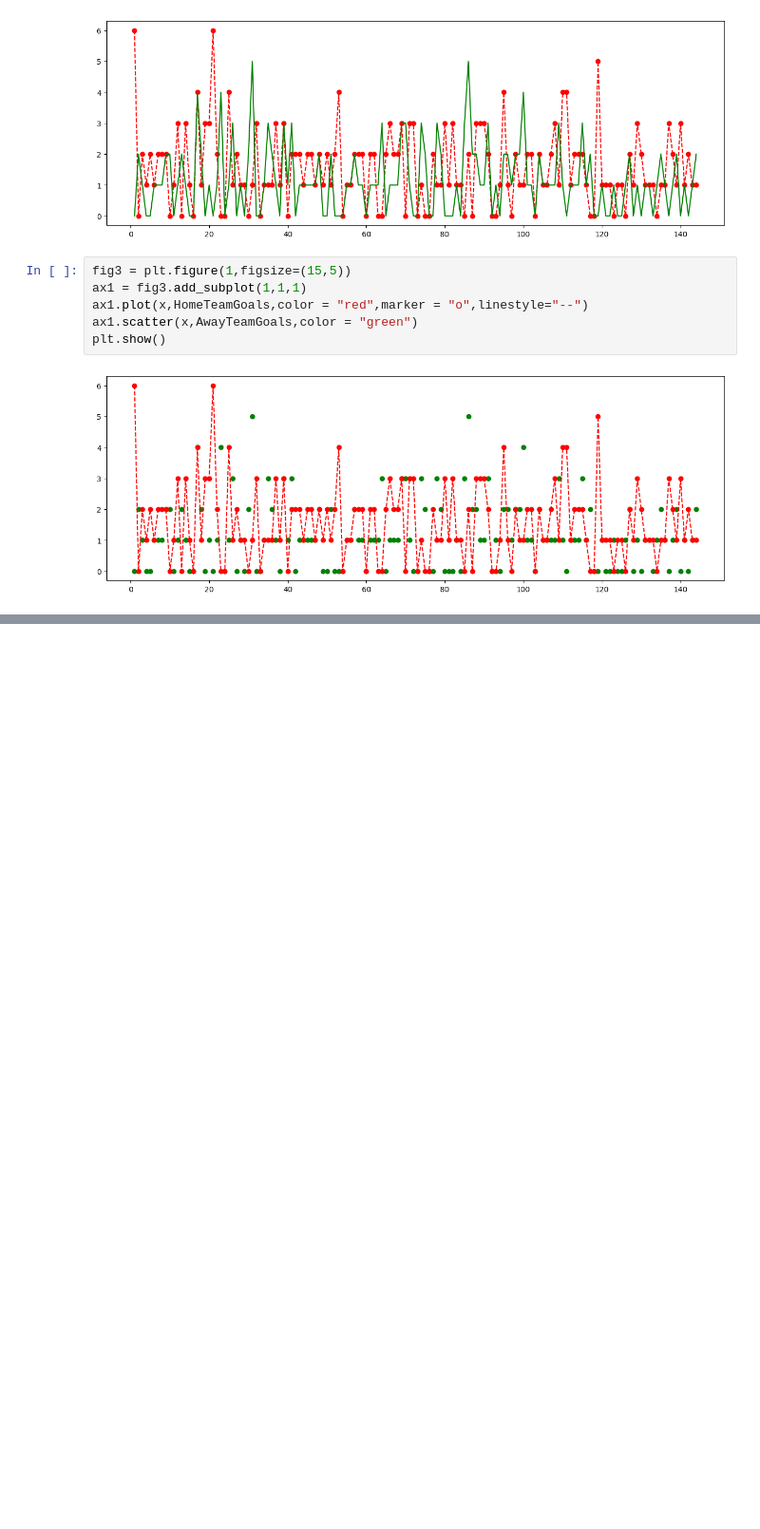
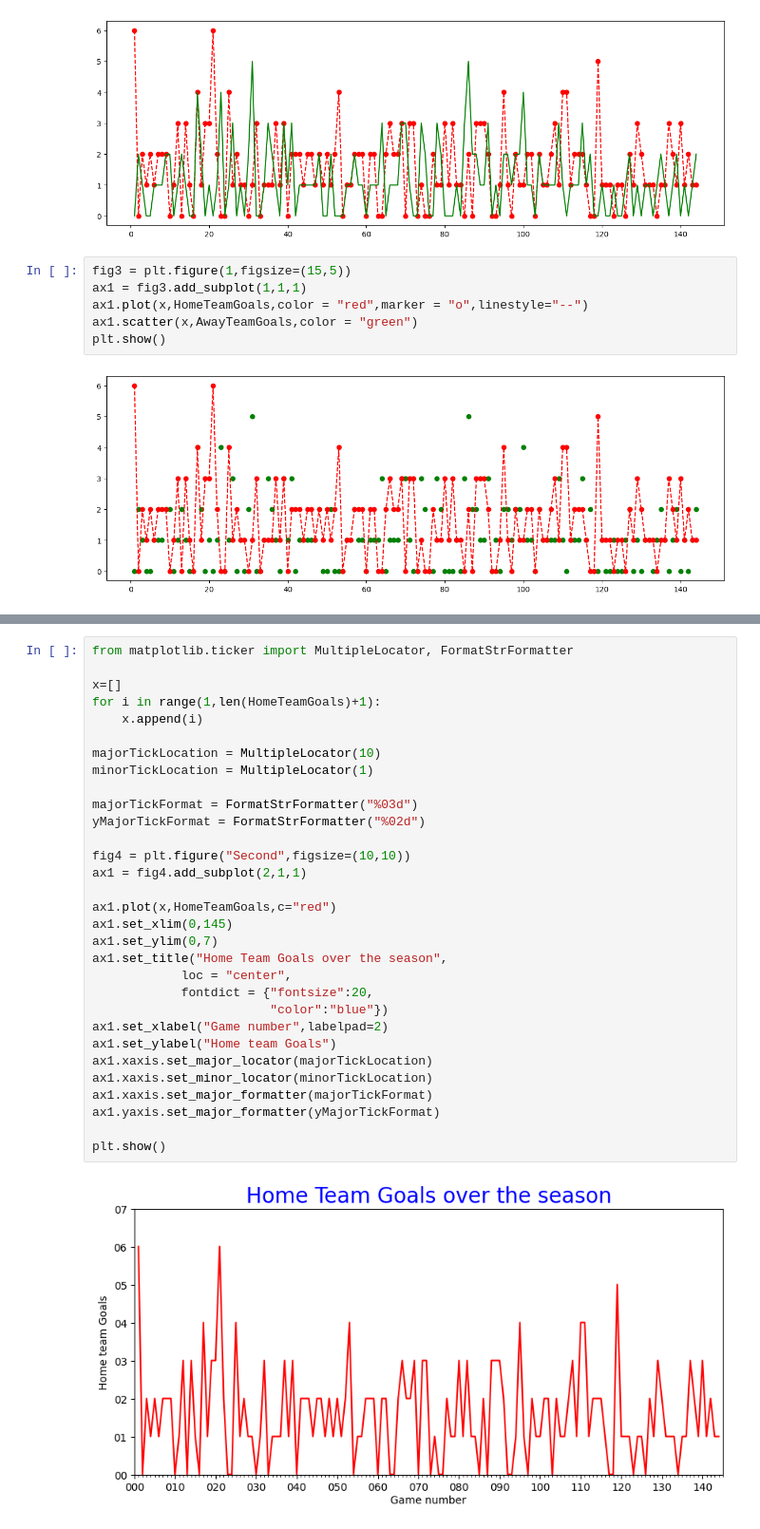
Before and after one commit to soumya-shome/My-Guide-to-Coding, a Jupyter notebook: Visualization/Code1.ipynb, the cells around one changed output, grey strips where cells are left out. Shown at 95% size. Cells and saved outputs as stored; diff of their text form; blank space fills up the shorter version.

```diff
--- a/Visualization/Code1.ipynb
+++ b/Visualization/Code1.ipynb
@@ -171,0 +318,33 @@ plt.show()
+# %%
+from matplotlib.ticker import MultipleLocator, FormatStrFormatter
+
+x=[]
+for i in range(1,len(HomeTeamGoals)+1):
+    x.append(i)
+
+majorTickLocation = MultipleLocator(10)
+minorTickLocation = MultipleLocator(1)
+
+majorTickFormat = FormatStrFormatter("%03d")
+yMajorTickFormat = FormatStrFormatter("%02d")
+
+fig4 = plt.figure("Second",figsize=(10,10))
+ax1 = fig4.add_subplot(2,1,1)
+
+ax1.plot(x,HomeTeamGoals,c="red")
+ax1.set_xlim(0,145)
+ax1.set_ylim(0,7)
+ax1.set_title("Home Team Goals over the season",
+            loc = "center",
+            fontdict = {"fontsize":20,
+                        "color":"blue"})
+ax1.set_xlabel("Game number",labelpad=2)
+ax1.set_ylabel("Home team Goals")
+ax1.xaxis.set_major_locator(majorTickLocation)
+ax1.xaxis.set_minor_locator(minorTickLocation)
+ax1.xaxis.set_major_formatter(majorTickFormat)
+ax1.yaxis.set_major_formatter(yMajorTickFormat)
+
+plt.show()
+# %% [output]
+[figure, added]
```
Also changed, not shown: parts of 23 cells of this notebook, 11 other files.
